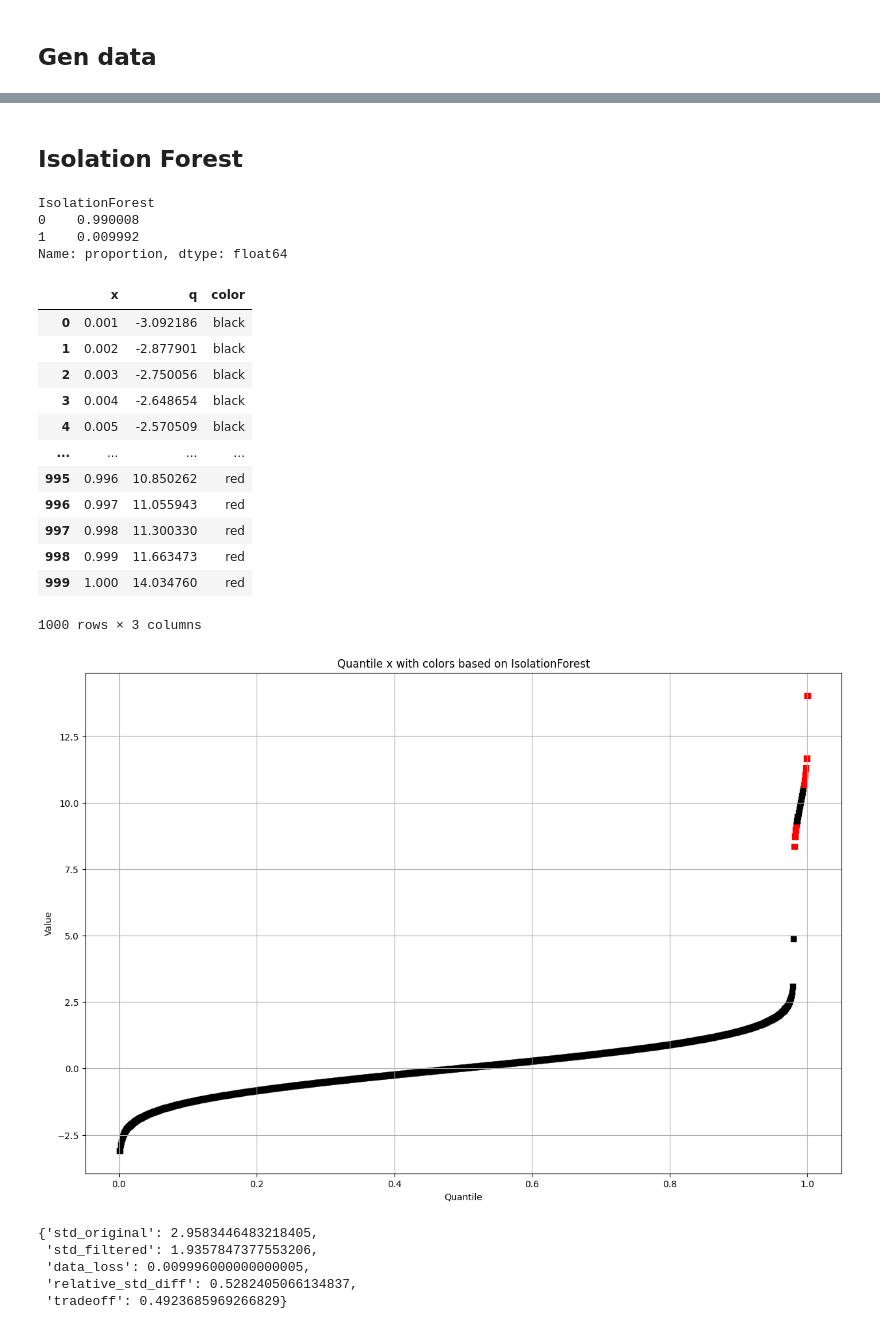
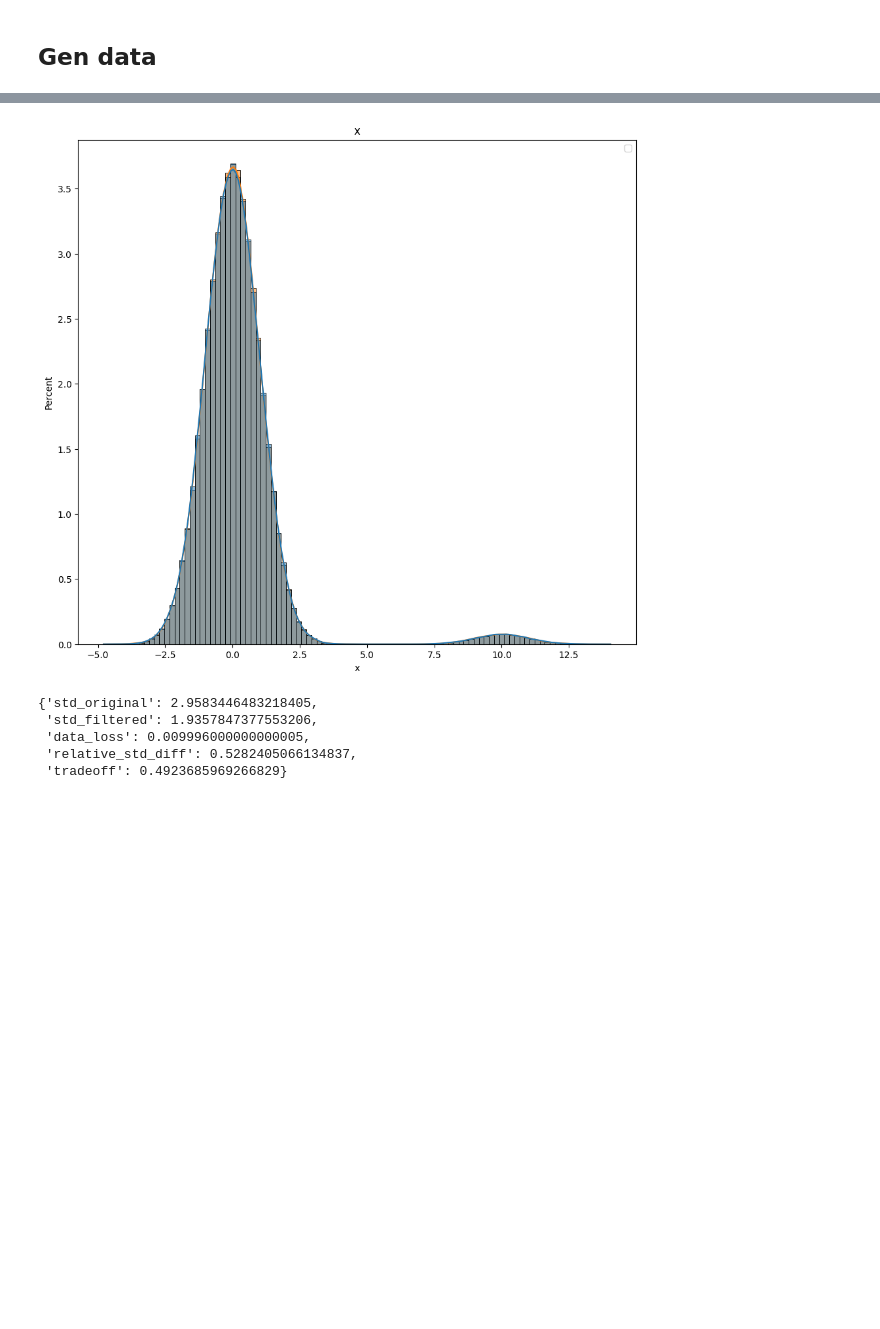
Before and after one commit to Dmatryus/dmml-lab, a Jupyter notebook: experiments/std_reduction.ipynb, the cells around one changed output, grey strips where cells are left out. Saved outputs shown, nothing was run; the diff lists cells and outputs as text; code cells hidden in the pictures; blank space fills up the shorter version.

Commit message:
Add comparison_of_dist_by_group

```diff
--- a/experiments/std_reduction.ipynb
+++ b/experiments/std_reduction.ipynb
@@ -785,27 +703,7 @@ Name: proportion, dtype: float64
-# %% [markdown]
-## Isolation Forest
-# %%
-model = IsolationForest(n_estimators=1000, n_jobs=-1, contamination=0.01)
-outliers_algorithm_testing(data, model)
-# %% [output]
-IsolationForest
-0    0.990008
-1    0.009992
-Name: proportion, dtype: float64
-|  | x | q | color |
-| 0 | 0.001 | -3.092186 | black |
-| 1 | 0.002 | -2.877901 | black |
-| 2 | 0.003 | -2.750056 | black |
-| 3 | 0.004 | -2.648654 | black |
-| 4 | 0.005 | -2.570509 | black |
-| ... | ... | ... | ... |
-| 995 | 0.996 | 10.850262 | red |
-| 996 | 0.997 | 11.055943 | red |
-| 997 | 0.998 | 11.300330 | red |
-| 998 | 0.999 | 11.663473 | red |
-| 999 | 1.000 | 14.034760 | red |
-1000 rows × 3 columns
-[figure, removed]
+# %%
+comparison_of_dist_by_group(data.data, "group")
+# %% [output]
+[figure, added]
 # %%
 std_data_loss_tradeoff(data.data, "x", "group", "IsolationForest")
 # data_loss(data.data, "group", "IsolationForest")
```
Also changed, not shown: parts of 8 cells of this notebook, 1 other file.
